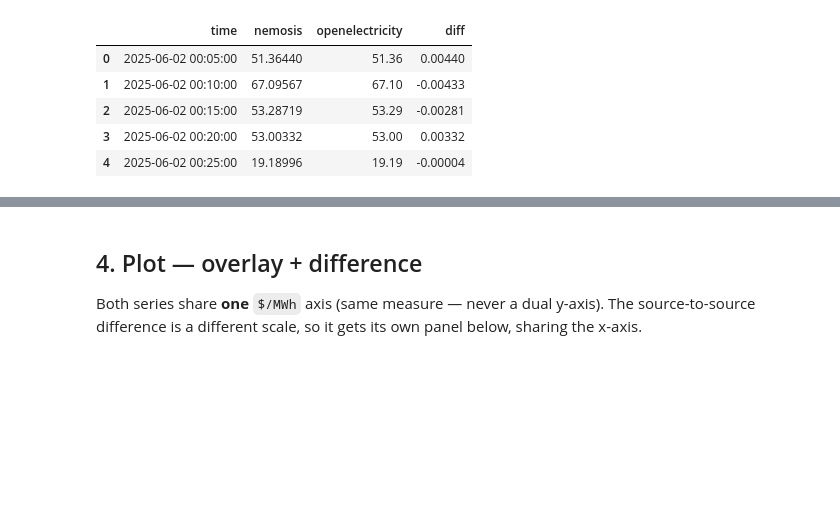
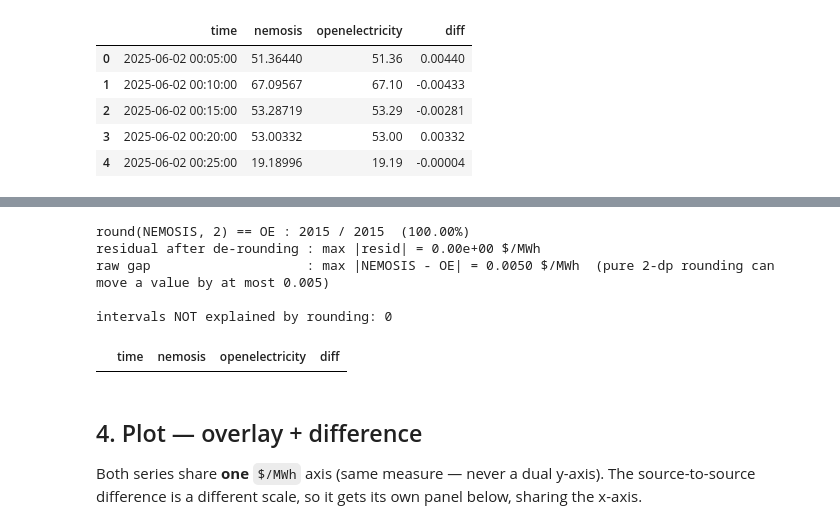
Before and after one commit to solt-qy/nem-battery-sim, a Jupyter notebook: notebooks/01_smoke_test_price_sources.ipynb, the cells around one changed output, grey strips where cells are left out. Saved outputs shown, nothing was run; the diff lists cells and outputs as text; code cells hidden in the pictures; blank space fills up the shorter version.

```diff
--- a/notebooks/01_smoke_test_price_sources.ipynb
+++ b/notebooks/01_smoke_test_price_sources.ipynb
@@ -182,3 +241,29 @@ max |diff| = 0.0050 $/MWh
+# %%
+# --- Rounding check: is OE just NEMOSIS served at cent ($0.01) resolution? ---
+# Reconstruct OE by rounding NEMOSIS to 2 dp, then count how often it matches exactly.
+oe_from_nemosis = merged["nemosis"].round(2)
+resid = merged["openelectricity"] - oe_from_nemosis      # what's left after de-rounding
+matches = resid.abs() <= 1e-9                             # float-safe "equal"
+
+n = len(merged)
+print(f"round(NEMOSIS, 2) == OE : {matches.sum()} / {n}  ({matches.mean():.2%})")
+print(f"residual after de-rounding : max |resid| = {resid.abs().max():.2e} $/MWh")
+print(f"raw gap                    : max |NEMOSIS - OE| = {merged['diff'].abs().max():.4f} "
+      f"$/MWh  (pure 2-dp rounding can move a value by at most 0.005)")
+
+# Any intervals rounding does NOT explain are candidate real disagreements — inspect them.
+# (A few sitting exactly on a half-cent boundary would just be a round-half tie-break
+#  convention difference, e.g. half-to-even vs half-up — still rounding, not a lag.)
+unexplained = merged.loc[~matches, ["time", "nemosis", "openelectricity", "diff"]]
+print(f"\nintervals NOT explained by rounding: {len(unexplained)}")
+unexplained.head()
+# %% [output]
+round(NEMOSIS, 2) == OE : 2015 / 2015  (100.00%)
+residual after de-rounding : max |resid| = 0.00e+00 $/MWh
+raw gap                    : max |NEMOSIS - OE| = 0.0050 $/MWh  (pure 2-dp rounding can move a value by at most 0.005)
+
+intervals NOT explained by rounding: 0
+|  | time | nemosis | openelectricity | diff |
 # %% [markdown]
 ## 4. Plot — overlay + difference
 
```
Also changed, not shown: parts of 6 cells of this notebook, 2 other files.
